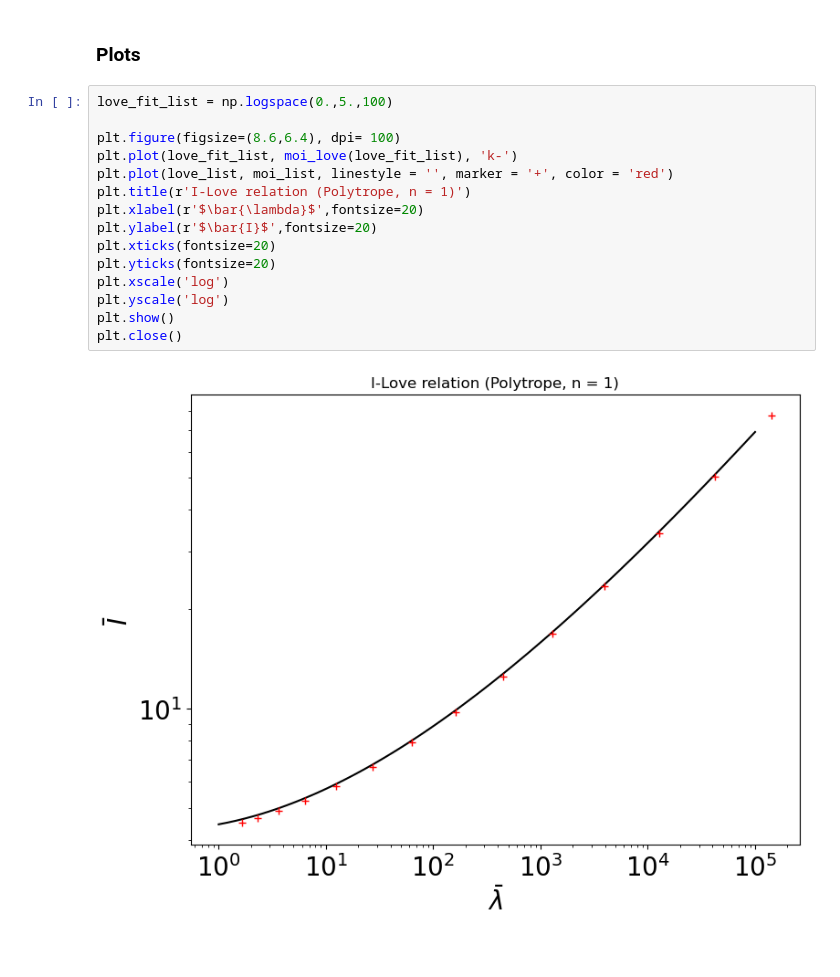
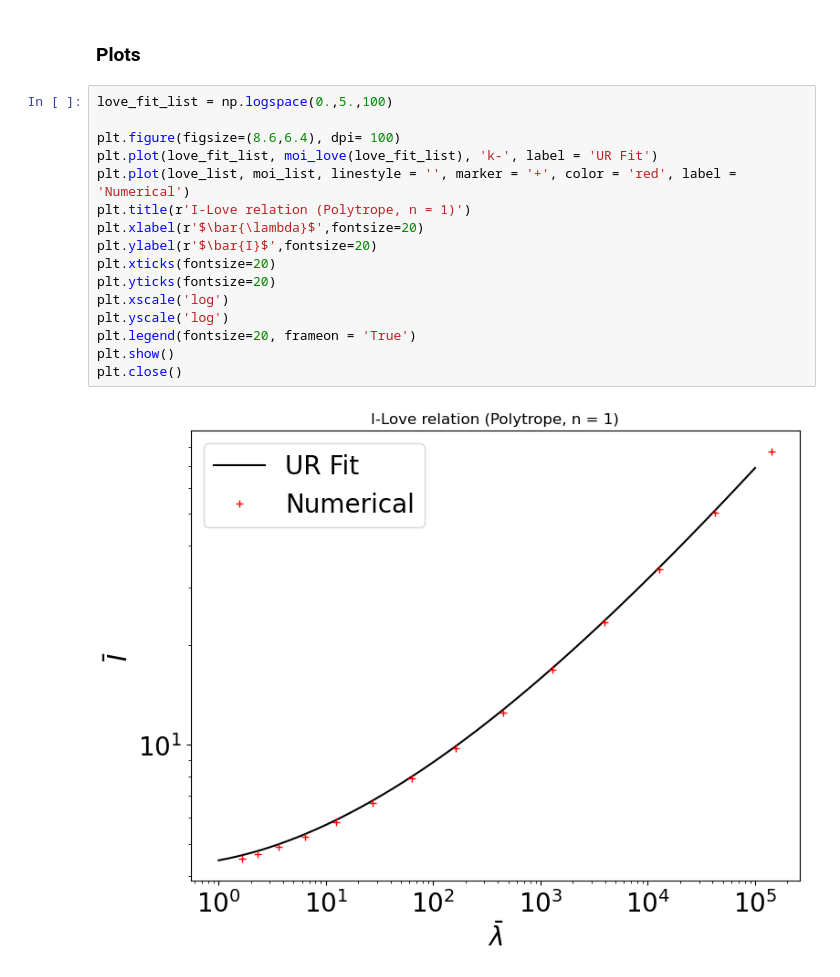
Before and after one commit to SYLau/py-stellar-perturbations, a Jupyter notebook: standalone/Tutorial_I_Love_Q.ipynb, the cells around one changed output. Drawn from its saved outputs; the diff is of its cells as text.

```diff
--- a/standalone/Tutorial_I_Love_Q.ipynb
+++ b/standalone/Tutorial_I_Love_Q.ipynb
@@ -415,19 +429,20 @@ for idx, rho in enumerate(rho_list):
 # %%
 love_fit_list = np.logspace(0.,5.,100)
 
 plt.figure(figsize=(8.6,6.4), dpi= 100)
-plt.plot(love_fit_list, moi_love(love_fit_list), 'k-')
-plt.plot(love_list, moi_list, linestyle = '', marker = '+', color = 'red')
+plt.plot(love_fit_list, moi_love(love_fit_list), 'k-', label = 'UR Fit')
+plt.plot(love_list, moi_list, linestyle = '', marker = '+', color = 'red', label = 'Numerical')
 plt.title(r'I-Love relation (Polytrope, n = 1)')
 plt.xlabel(r'$\bar{\lambda}$',fontsize=20)
 plt.ylabel(r'$\bar{I}$',fontsize=20)
 plt.xticks(fontsize=20)
 plt.yticks(fontsize=20)
 plt.xscale('log')
 plt.yscale('log')
+plt.legend(fontsize=20, frameon = 'True')
 plt.show()
 plt.close()
 # %% [output]
-[figure, old version]
+[figure, new version]
 # %%
 plt.figure(figsize=(8.6,6.4), dpi= 100)
```
Also changed, not shown: parts of 9 cells of this notebook, 3 other files.
